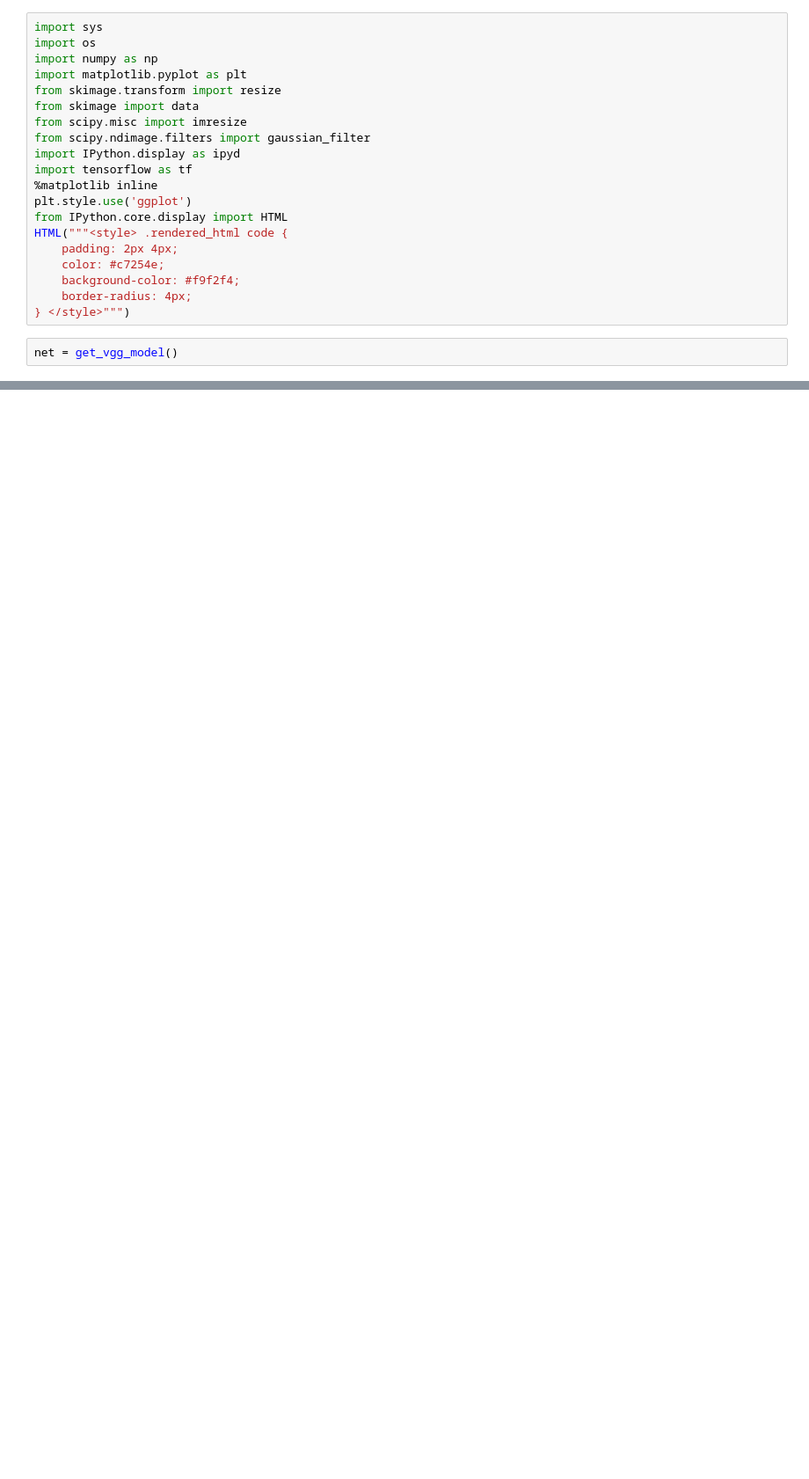
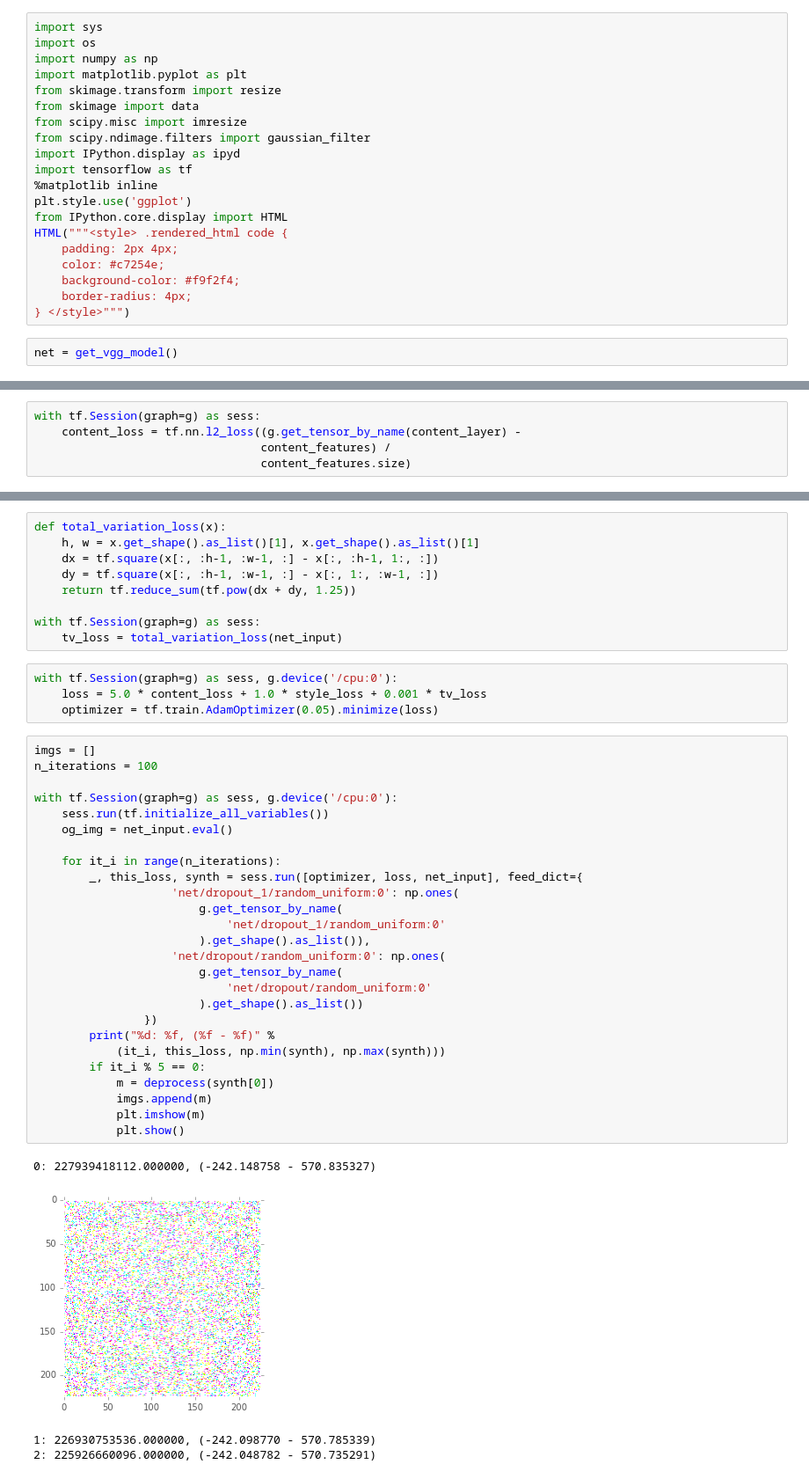
Before and after one commit to ReitenSchnell/DeepLearningExamples, a Jupyter notebook: DeepStyle.ipynb, the cells around one changed output, grey strips where cells are left out. Shown at 88% size. Drawn from its saved outputs; the diff is of its cells as text; blank space fills up the shorter version.

```diff
--- a/DeepStyle.ipynb
+++ b/DeepStyle.ipynb
@@ -159,0 +183,5 @@ style_features
+# %%
+with tf.Session(graph=g) as sess:
+    content_loss = tf.nn.l2_loss((g.get_tensor_by_name(content_layer) -
+                                 content_features) /
+                                 content_features.size)
@@ -159,0 +205,44 @@ style_features
+# %%
+def total_variation_loss(x):
+    h, w = x.get_shape().as_list()[1], x.get_shape().as_list()[1]
+    dx = tf.square(x[:, :h-1, :w-1, :] - x[:, :h-1, 1:, :])
+    dy = tf.square(x[:, :h-1, :w-1, :] - x[:, 1:, :w-1, :])
+    return tf.reduce_sum(tf.pow(dx + dy, 1.25))
+
+with tf.Session(graph=g) as sess:
+    tv_loss = total_variation_loss(net_input)
+# %%
+with tf.Session(graph=g) as sess, g.device('/cpu:0'):
+    loss = 5.0 * content_loss + 1.0 * style_loss + 0.001 * tv_loss
+    optimizer = tf.train.AdamOptimizer(0.05).minimize(loss)
+# %%
+imgs = []
+n_iterations = 100
+
+with tf.Session(graph=g) as sess, g.device('/cpu:0'):
+    sess.run(tf.initialize_all_variables())
+    og_img = net_input.eval()
+
+    for it_i in range(n_iterations):
+        _, this_loss, synth = sess.run([optimizer, loss, net_input], feed_dict={
+                    'net/dropout_1/random_uniform:0': np.ones(
+                        g.get_tensor_by_name(
+                            'net/dropout_1/random_uniform:0'
+                        ).get_shape().as_list()),
+                    'net/dropout/random_uniform:0': np.ones(
+                        g.get_tensor_by_name(
+                            'net/dropout/random_uniform:0'
+                        ).get_shape().as_list())
+                })
+        print("%d: %f, (%f - %f)" %
+            (it_i, this_loss, np.min(synth), np.max(synth)))
+        if it_i % 5 == 0:
+            m = deprocess(synth[0])
+            imgs.append(m)
+            plt.imshow(m)
+            plt.show()
+# %% [output]
+0: 227939418112.000000, (-242.148758 - 570.835327)
+[figure, added]
+1: 226930753536.000000, (-242.098770 - 570.785339)
+2: 225926660096.000000, (-242.048782 - 570.735291)
```
Also changed, not shown: parts of 12 cells of this notebook.
